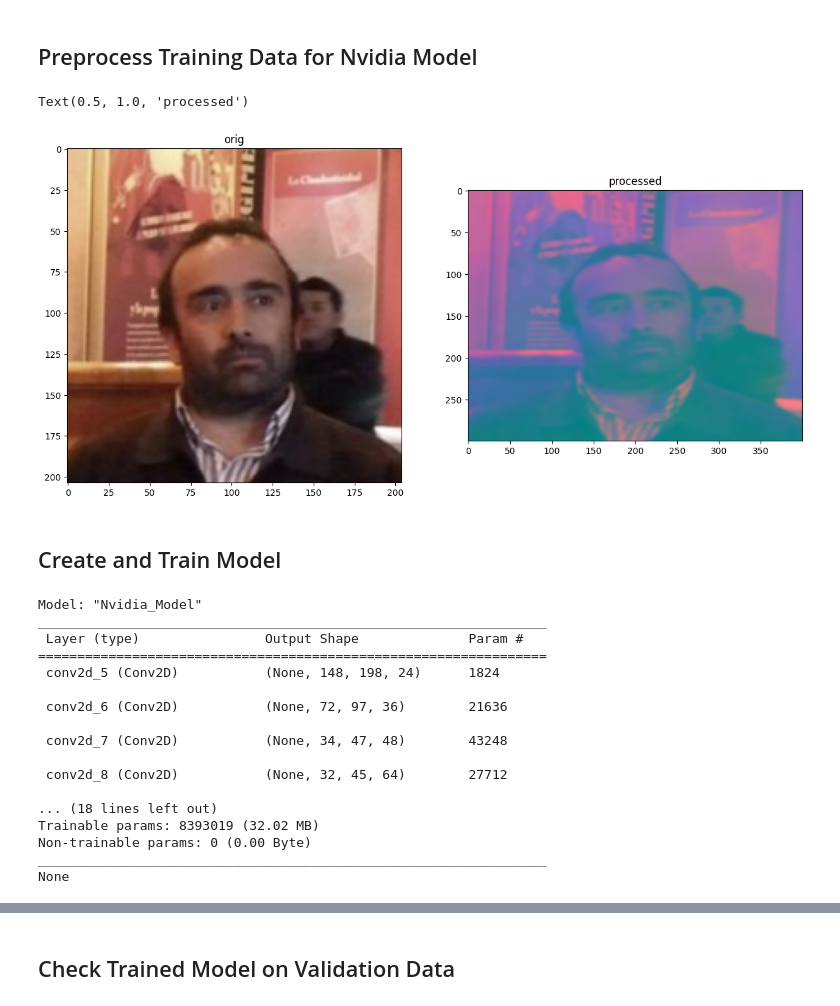
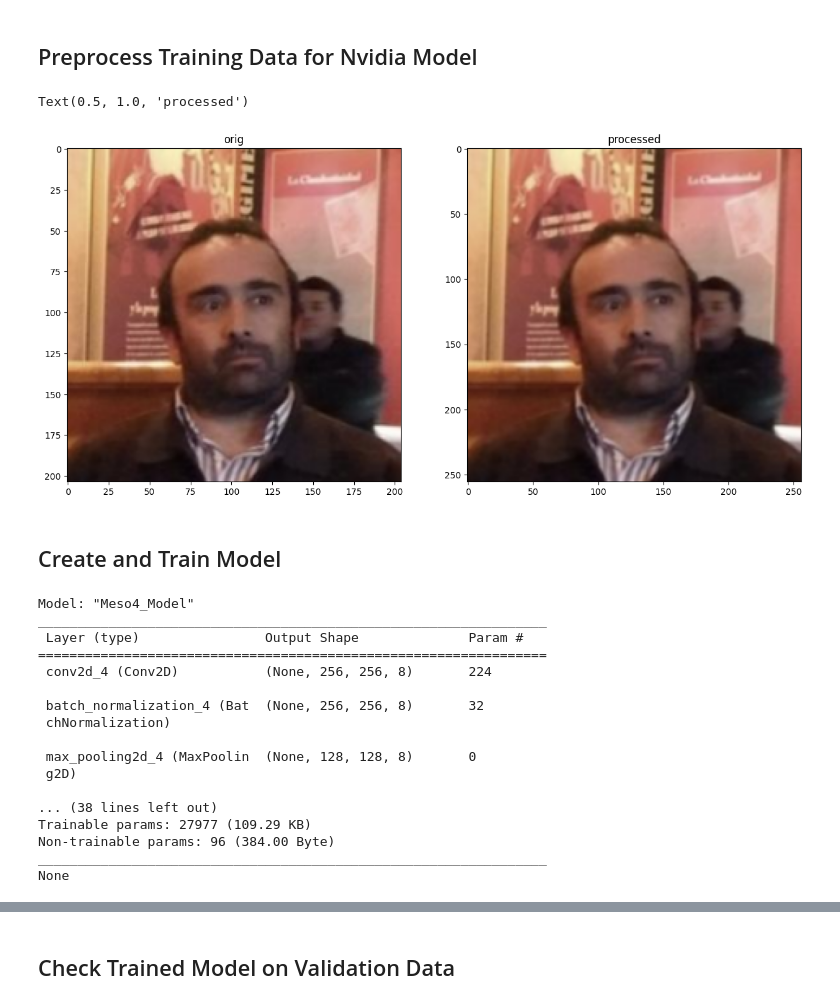
Before and after one commit to DDovzH/deepfake_classification, a Jupyter notebook: deepfake_classification.ipynb, the cells around one changed output, grey strips where cells are left out. Saved outputs shown, nothing was run; the diff lists cells and outputs as text; code cells hidden in the pictures.

Commit message:
Add new model
Add new model to jupyter file, trained model and training history

```diff
--- a/deepfake_classification.ipynb
+++ b/deepfake_classification.ipynb
@@ -124,23 +126,29 @@ def my_imread(image_path):
 # %%
 image_index = 17
 def img_preprocess(image):
     height, _, _ = image.shape
     image = cv2.cvtColor(image, cv2.COLOR_RGB2YUV)  # Nvidia model said it is best to use YUV color space
     image = cv2.GaussianBlur(image, (3,3), 0)
     image = cv2.resize(image, (400,300)) # input image size (200,66) Nvidia model
     image = image / 255 # normalizing, the processed image becomes black for some reason.  do we need this?
     return image
 
+def img_preprocess_meso4(image):
+    height, _, _ = image.shape
+    image = cv2.resize(image, (256,256))
+    image = image / 255
+    return image
+
 fig, axes = plt.subplots(1, 2, figsize=(15, 10))
 image_orig = my_imread(image_paths[image_index])
-image_processed = img_preprocess(image_orig)
+image_processed = img_preprocess_meso4(image_orig)
 axes[0].imshow(image_orig)
 axes[0].set_title("orig")
 axes[1].imshow(image_processed)
 axes[1].set_title("processed")
 # %% [output]
 Text(0.5, 1.0, 'processed')
-[figure, old version]
+[figure, new version]
 # %% [markdown]
 ## Create and Train Model
 # %%
@@ -177,23 +222,24 @@ def nvidia_model():
 # %%
-model = nvidia_model()
+# model = nvidia_model()
+model = meso4_model()
 print(model.summary())
 # check at we will have 252,219 trainable parameters
 # %% [output]
-Model: "Nvidia_Model"
+Model: "Meso4_Model"
 _________________________________________________________________
  Layer (type)                Output Shape              Param #
 =================================================================
- conv2d_5 (Conv2D)           (None, 148, 198, 24)      1824
+ conv2d_4 (Conv2D)           (None, 256, 256, 8)       224
 
- conv2d_6 (Conv2D)           (None, 72, 97, 36)        21636
+ batch_normalization_4 (Bat  (None, 256, 256, 8)       32
+ chNormalization)
 
- conv2d_7 (Conv2D)           (None, 34, 47, 48)        43248
+ max_pooling2d_4 (MaxPoolin  (None, 128, 128, 8)       0
+ g2D)
 
- conv2d_8 (Conv2D)           (None, 32, 45, 64)        27712
-
-... (18 lines left out)
-Trainable params: 8393019 (32.02 MB)
-Non-trainable params: 0 (0.00 Byte)
+... (38 lines left out)
+Trainable params: 27977 (109.29 KB)
+Non-trainable params: 96 (384.00 Byte)
 _________________________________________________________________
 None
 # %%
```
Also changed, not shown: parts of 10 cells of this notebook, 4 other files.
